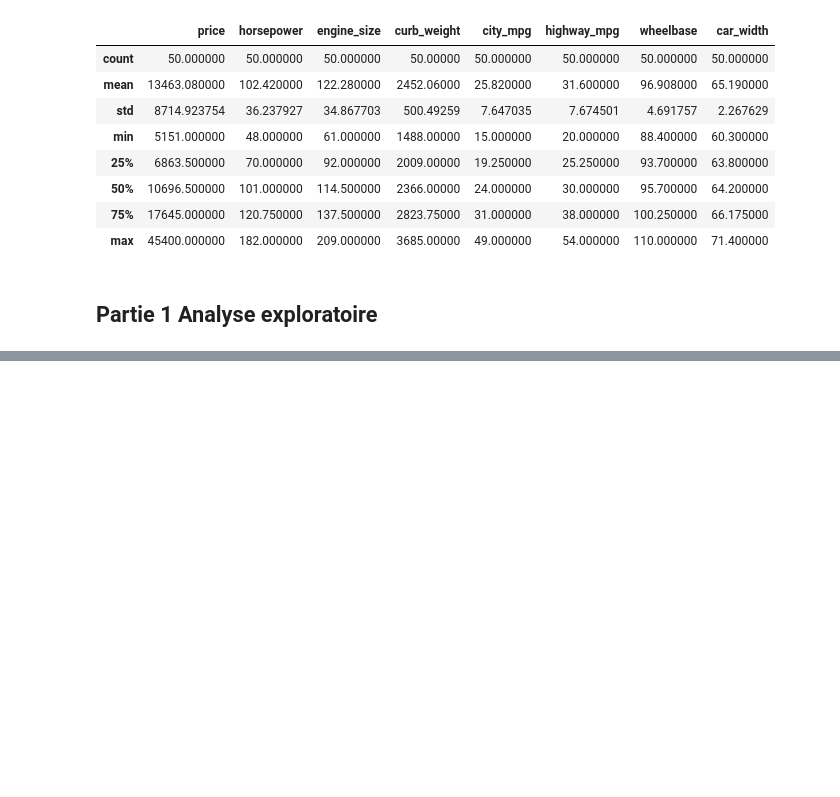
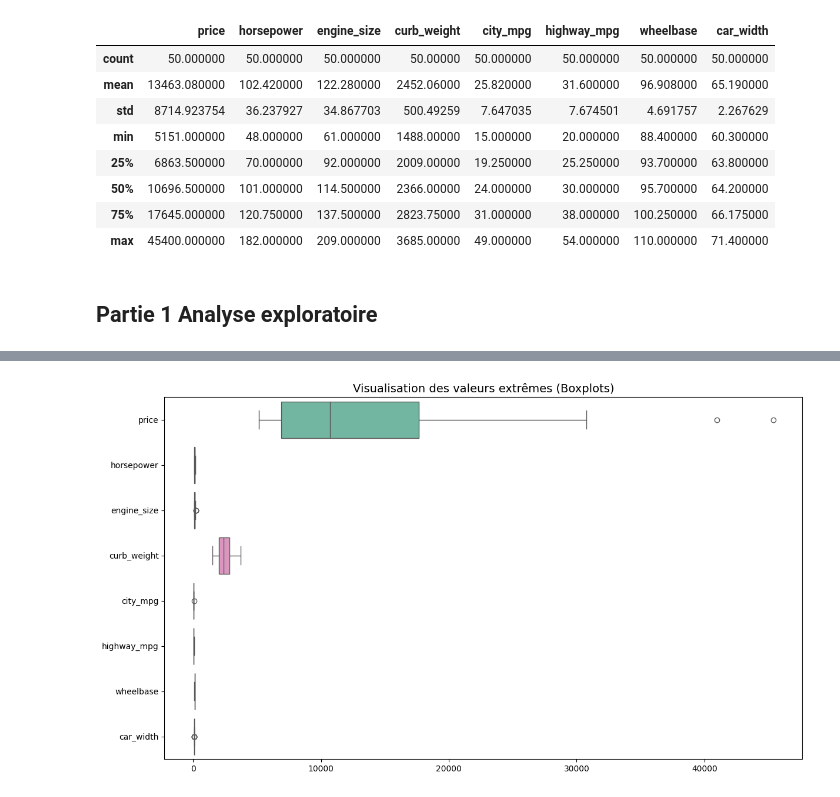
Before and after one commit to TTM1971/Mod-lisation-statistique-pour-la-pr-diction-du-prix-des-voitures, a Jupyter notebook: code.ipynb, the cells around one changed output, grey strips where cells are left out. Saved outputs shown, nothing was run; the diff lists cells and outputs as text; code cells hidden in the pictures; blank space fills up the shorter version.

```diff
--- a/code.ipynb
+++ b/code.ipynb
@@ -61,0 +93,7 @@ df.describe()
+# %%
+plt.figure(figsize=(14, 8))
+sns.boxplot(data=df, orient="h", palette="Set2")
+plt.title("Visualisation des valeurs extrêmes (Boxplots)", fontsize=14)
+plt.show()
+# %% [output]
+[figure, added]
```
Also changed, not shown: parts of 4 cells of this notebook.
